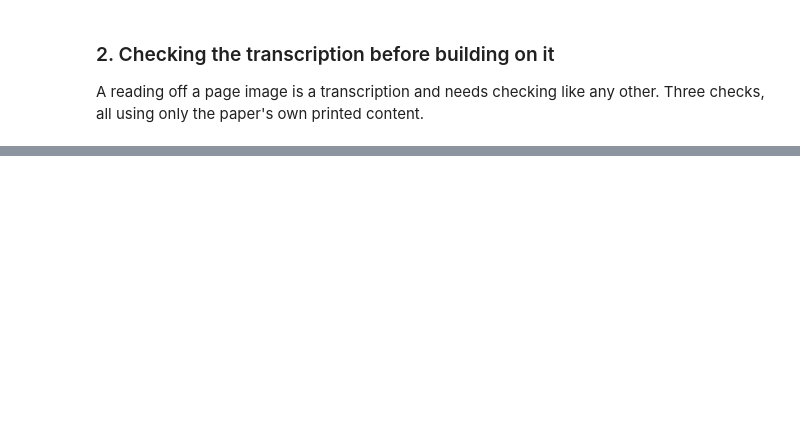
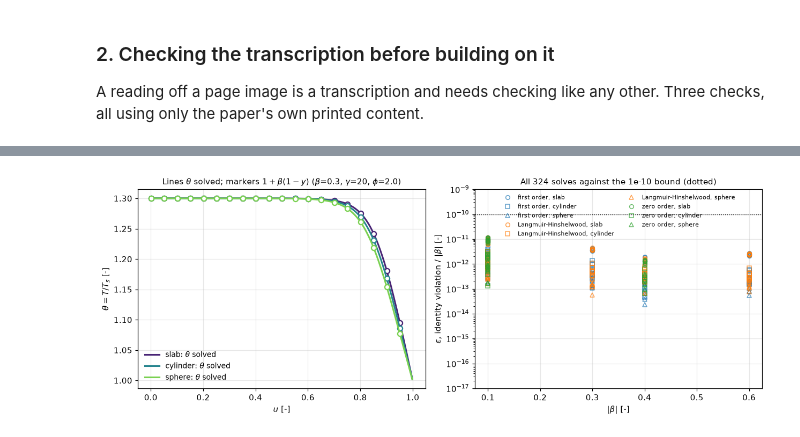
Before and after one commit to computational-chemical-engineering/pymrm-gallery, a Jupyter notebook: pages/B1.6-prater-relation/index.ipynb, the cells around one changed output, grey strips where cells are left out. Saved outputs shown, nothing was run; the diff lists cells and outputs as text; code cells hidden in the pictures; blank space fills up the shorter version.

```diff
--- a/pages/B1.6-prater-relation/index.ipynb
+++ b/pages/B1.6-prater-relation/index.ipynb
@@ -171,0 +230,13 @@ adsorption constant, which is the sharpest available test of that claim.
+# %%
+# The sweep: every case is solved as two fields on N_SWEEP cells.
+KIN = {"first order": FirstOrder, "Langmuir-Hinshelwood": LangmuirHinshelwood,
+       "zero order": ZeroOrder}
+SWEEP = [("first order",          (0.3, 1.0, 2.0), (-0.4, -0.1, 0.1, 0.3, 0.6)),
+         ("Langmuir-Hinshelwood", (0.3, 1.0, 2.0), (-0.4, -0.1, 0.1, 0.3, 0.6)),
+         ("zero order",           (0.2, 0.4),      (-0.4, -0.1, 0.1))]   # (kinetics, phi, beta)
+GAMMAS = (10.0, 20.0, 30.0)        # Arrhenius numbers [-]
+N_SWEEP = 200                      # cells [-]
+CASES = [(kin, geom, gamma, beta, phi) for kin, phis, betas in SWEEP for geom in NU
+         for gamma in GAMMAS for beta in betas for phi in phis]
+print(f"{len(CASES)} cases: 3 geometries, 3 rate laws, {len(GAMMAS)} Arrhenius numbers, "
+      f"Prater numbers from {min(min(b) for _, _, b in SWEEP)} to {max(max(b) for _, _, b in SWEEP)}")
@@ -1618,0 +533,32 @@ as having obtained the relation for the spherical particle.
+# %%
+fig, axes = plt.subplots(1, 2, figsize=(11.5, 4.3))
+BETA_D, GAMMA_D, PHI_D = 0.3, 20.0, 2.0
+for k, geom in enumerate(NU):
+    pel = TwoFieldPellet(geom, 400)
+    v, _ = pel.solve(PHI_D, BETA_D, FirstOrder(GAMMA_D))
+    c_ = plt.cm.viridis(0.1 + 0.35 * k)
+    axes[0].plot(pel.x_c, v[:, 1], color=c_, lw=2, label=rf"{geom}: $\theta$ solved")
+    axes[0].plot(pel.x_c[::20], 1 + BETA_D * (1 - v[::20, 0]), "o", color=c_,
+                 ms=6, mfc="white", mew=1.5, label="_nolegend_")
+axes[0].set_xlabel("$u$ [-]")
+axes[0].set_ylabel(r"$\theta = T/T_s$ [-]")
+axes[0].set_title(rf"Lines $\theta$ solved; markers $1+\beta(1-y)$"
+                  rf" ($\beta$={BETA_D}, $\gamma$={GAMMA_D:.0f}, $\phi$={PHI_D})", fontsize=10)
+axes[0].legend(frameon=False, fontsize=9)
+COLK = {"first order": "tab:blue", "Langmuir-Hinshelwood": "tab:orange", "zero order": "tab:green"}
+MRK = {"slab": "o", "cylinder": "s", "sphere": "^"}
+for kin in COLK:
+    for geom in MRK:
+        sel = [r for r in ROWS if r["kin"] == kin and r["geom"] == geom]
+        axes[1].semilogy([abs(r["beta"]) for r in sel], [max(r["eps"], 1e-17) for r in sel],
+                         MRK[geom], color=COLK[kin], ms=5, alpha=0.7, mfc="none",
+                         label=f"{kin}, {geom}")
+axes[1].axhline(1e-10, color="k", ls=":", lw=0.9)
+axes[1].set_xlabel(r"$|\beta|$ [-]")
+axes[1].set_ylabel(r"$\varepsilon$, identity violation / $|\beta|$ [-]")
+axes[1].set_ylim(1e-17, 1e-9)
+axes[1].set_title(f"All {len(ROWS)} solves against the 1e-10 bound (dotted)", fontsize=10)
+axes[1].legend(frameon=False, fontsize=7, ncol=2, loc="upper center")
+fig.tight_layout(); plt.show()
+# %% [output]
+[figure, added]
```
Also changed, not shown: parts of 71 cells of this notebook, 10 other files.
